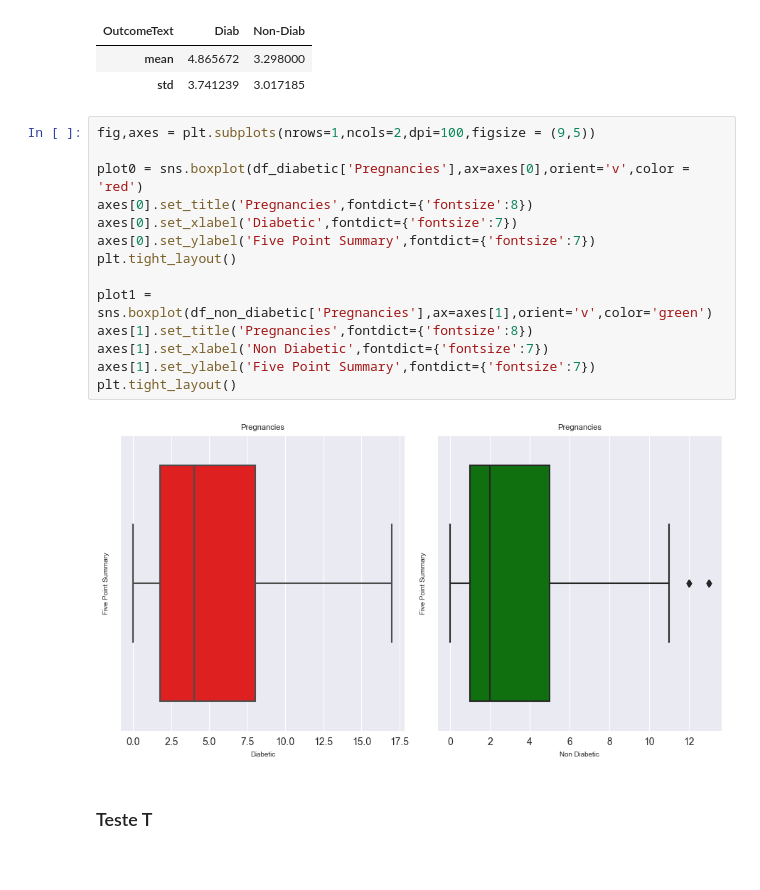
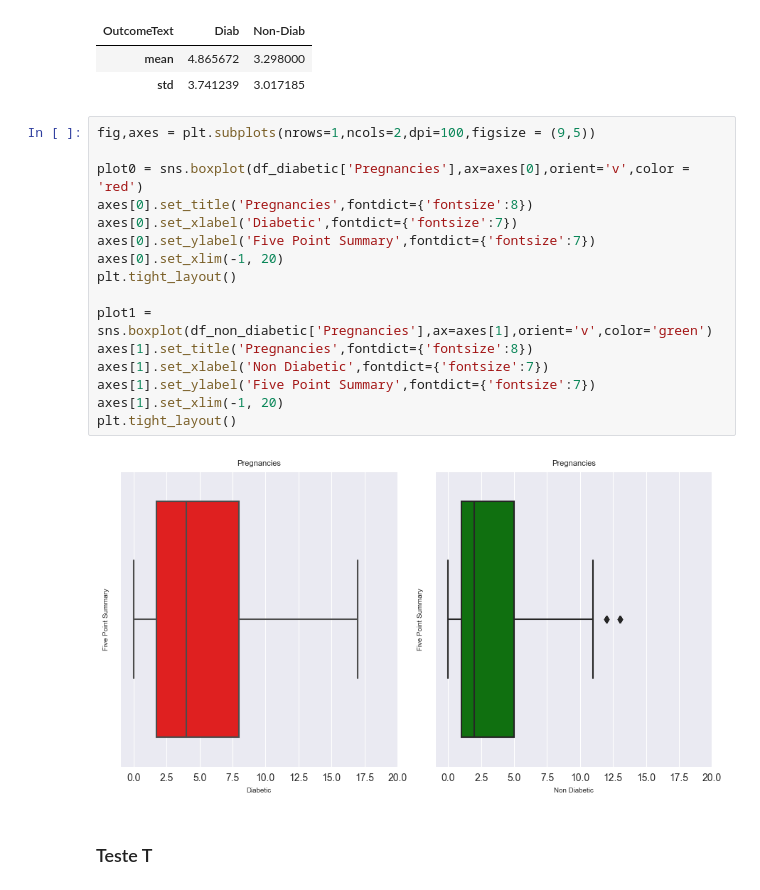
Before and after one commit to atrigo/PyTrigo, a Jupyter notebook: Versao2/PyTrigo-V2-4-Pandas-DataSets-2.ipynb, the cells around one changed output. Drawn from its saved outputs; the diff is of its cells as text.

```diff
--- a/Versao2/PyTrigo-V2-4-Pandas-DataSets-2.ipynb
+++ b/Versao2/PyTrigo-V2-4-Pandas-DataSets-2.ipynb
@@ -502,19 +505,21 @@ df2.groupby('OutcomeText').describe()['Pregnancies'].transpose().loc[['mean','st
 # %%
 fig,axes = plt.subplots(nrows=1,ncols=2,dpi=100,figsize = (9,5))
 
 plot0 = sns.boxplot(df_diabetic['Pregnancies'],ax=axes[0],orient='v',color = 'red')
 axes[0].set_title('Pregnancies',fontdict={'fontsize':8})
 axes[0].set_xlabel('Diabetic',fontdict={'fontsize':7})
 axes[0].set_ylabel('Five Point Summary',fontdict={'fontsize':7})
+axes[0].set_xlim(-1, 20)
 plt.tight_layout()
 
 plot1 = sns.boxplot(df_non_diabetic['Pregnancies'],ax=axes[1],orient='v',color='green')
 axes[1].set_title('Pregnancies',fontdict={'fontsize':8})
 axes[1].set_xlabel('Non Diabetic',fontdict={'fontsize':7})
 axes[1].set_ylabel('Five Point Summary',fontdict={'fontsize':7})
+axes[1].set_xlim(-1, 20)
 plt.tight_layout()
 # %% [output]
-[figure, old version]
+[figure, new version]
 # %% [markdown]
 ### Teste T
 # %%
```
Also changed, not shown: parts of 9 cells of this notebook.
